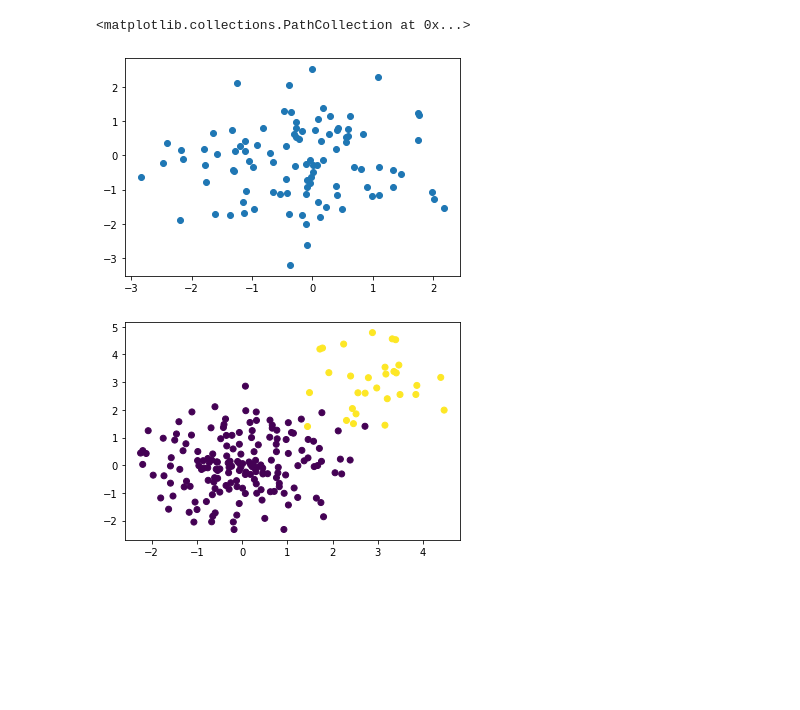
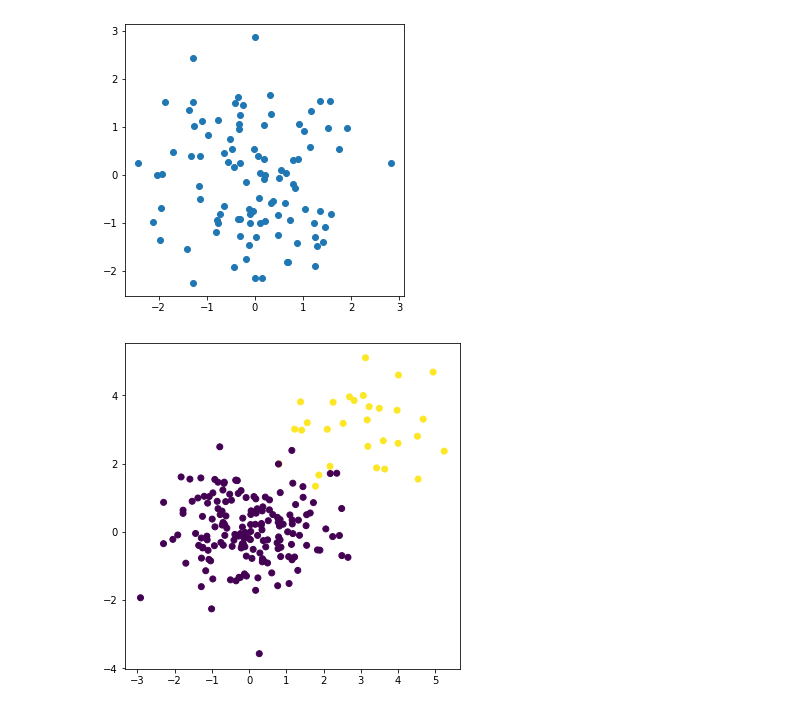
Before and after one commit to ilya1245/Python_code_samples, a Jupyter notebook: numpy/scatterplot.ipynb, the cells around one changed output. Saved outputs shown, nothing was run; the diff lists cells and outputs as text; code cells hidden in the pictures; blank space fills up the shorter version.

```diff
--- a/numpy/scatterplot.ipynb
+++ b/numpy/scatterplot.ipynb
@@ -4,15 +4,16 @@ import numpy as np
 import matplotlib.pyplot as plt
 # %%
 X = np.random.randn(100, 2)
-plt.scatter(X[:, 0], X[:, 1])
+plt.figure(figsize=(5, 5))
+plt.scatter(X[:, 0], X[:, 1]);
 # %% [output]
-<matplotlib.collections.PathCollection at 0x...>
-[figure, old version]
+[figure, new version]
 # %%
 X = np.random.randn(200, 2)
 X[:30] += 3
 C = np.zeros(200)
 C[:30] = 1
+plt.figure(figsize=(6, 6))
 plt.scatter(X[:, 0], X[:, 1], c=C);
 # %% [output]
-[figure, old version]
+[figure, new version]
```
Also changed, not shown: 1 other file.
